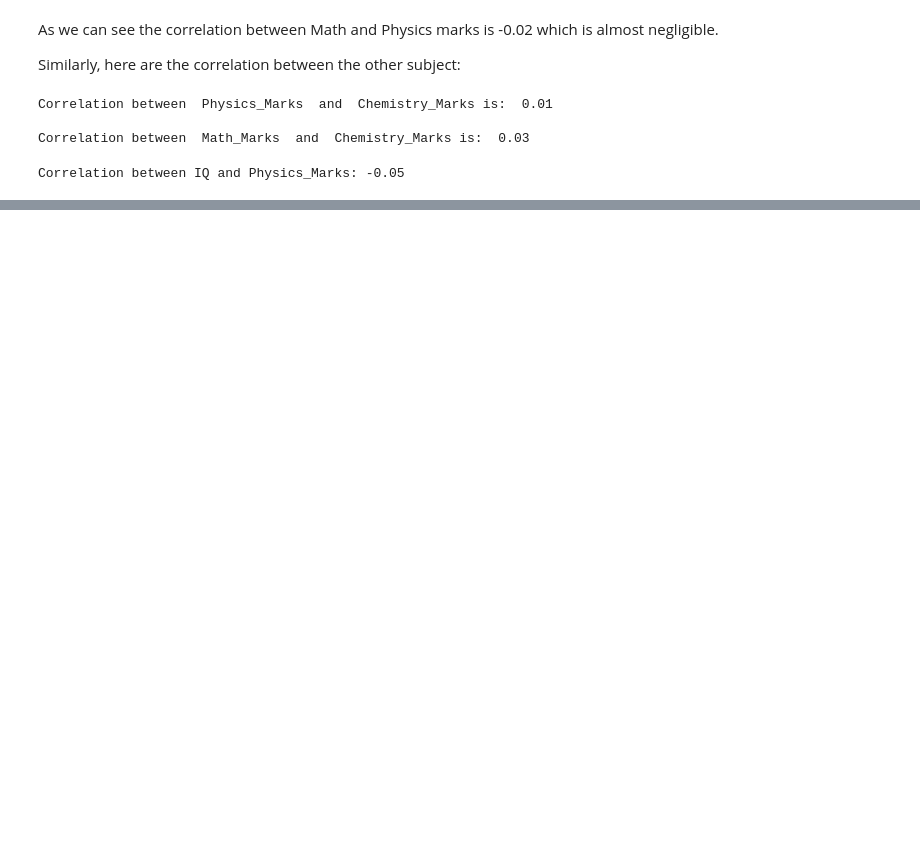
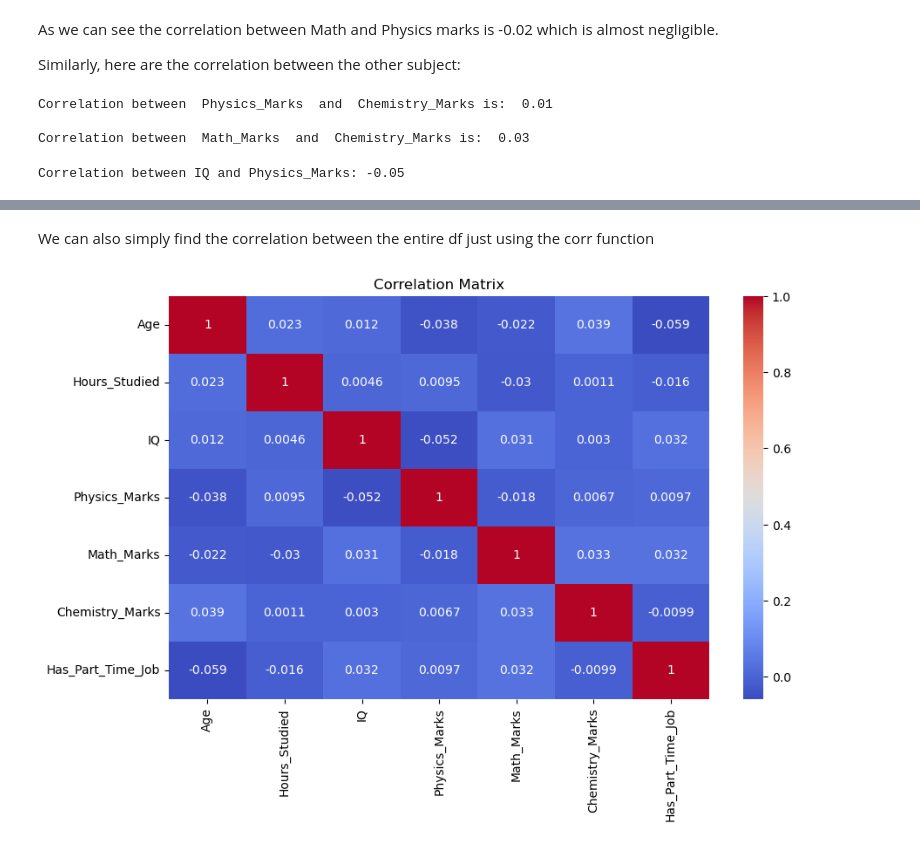
Before and after one commit to kriegher12/EDA-DSC, a Jupyter notebook: EDA.ipynb, the cells around one changed output, grey strips where cells are left out. Cells and saved outputs as stored; diff of their text form; code cells hidden in the pictures; blank space fills up the shorter version.

```diff
--- a/EDA.ipynb
+++ b/EDA.ipynb
@@ -286,0 +291,10 @@ Correlation between IQ and Physics_Marks: -0.05
+# %% [markdown]
+We can also simply find the correlation between the entire df just using the corr function
+# %%
+correlation_matrix = df.corr()
+plt.figure(figsize=(10, 6))
+sns.heatmap(correlation_matrix, annot=True, cmap='coolwarm')
+plt.title('Correlation Matrix')
+plt.show()
+# %% [output]
+[figure, added]
```
Also changed, not shown: parts of 16 cells of this notebook.
